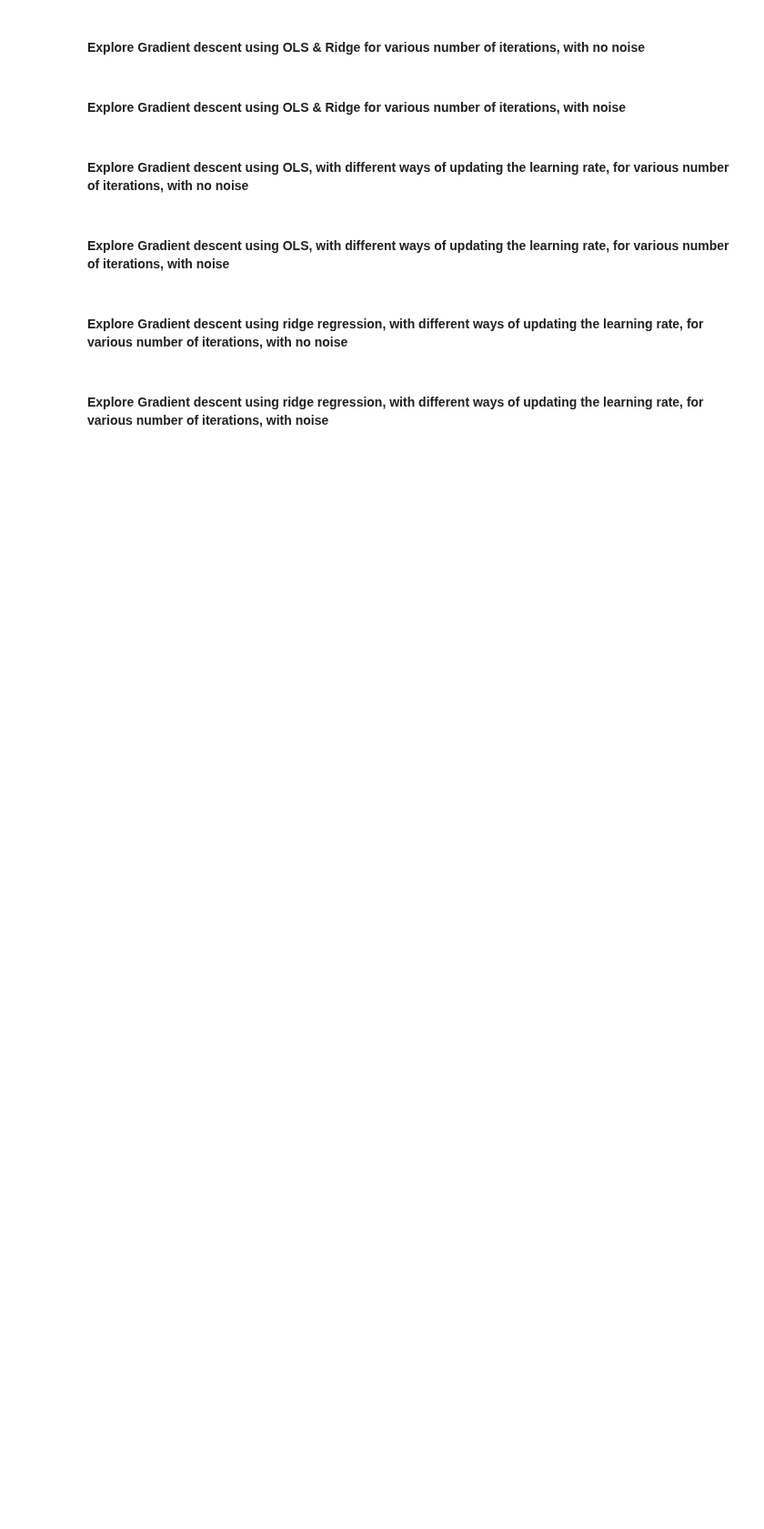
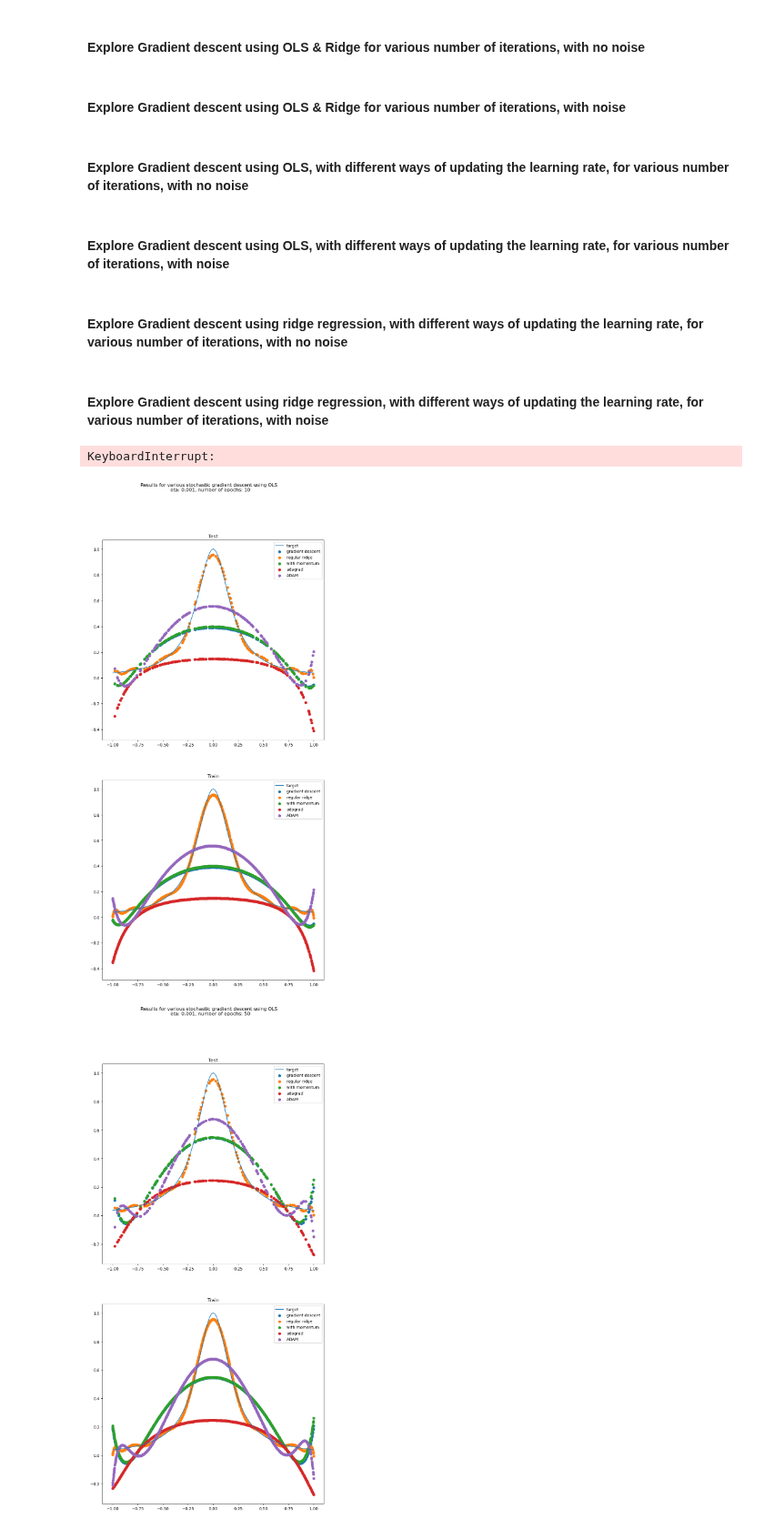
Before and after one commit to johtj/data_analysis_ml_projects, a Jupyter notebook: assignment1/code/assignment1_c_d.ipynb, the cells around one changed output. Shown at 91% size. Cells and saved outputs as stored; diff of their text form; code cells hidden in the pictures; blank space fills up the shorter version.

```diff
--- a/assignment1/code/assignment1_c_d.ipynb
+++ b/assignment1/code/assignment1_c_d.ipynb
@@ -187,3 +188,18 @@ explore_iterations_GD_methods_ridge(iter_list,eta,lam,
                                     x_train,x_test,
                                     X_train_scaled,X_test_scaled,
                                     y_train)
+# %%
+eta = 0.001
+lam = 0.01
+size_minibatch = 10
+num_points = len(X_train)
+num_epochs = [10,50,100,1000,10000,100000]
+
+explore_n_epochs_stochasticGD_ridge(num_epochs,num_points,size_minibatch,eta,lam,x,y,x_train,x_test,X_train_scaled,X_test_scaled,y_train)
+# %%
+
+explore_n_epochs_stochasticGD_OLS(num_epochs,num_points,size_minibatch,eta,x,y,x_train,x_test,X_train_scaled,X_test_scaled,y_train)
+# %% [output]
+KeyboardInterrupt:
+[figure, added]
+[figure, added]
```
Also changed, not shown: parts of 6 cells of this notebook, 1 other file.
